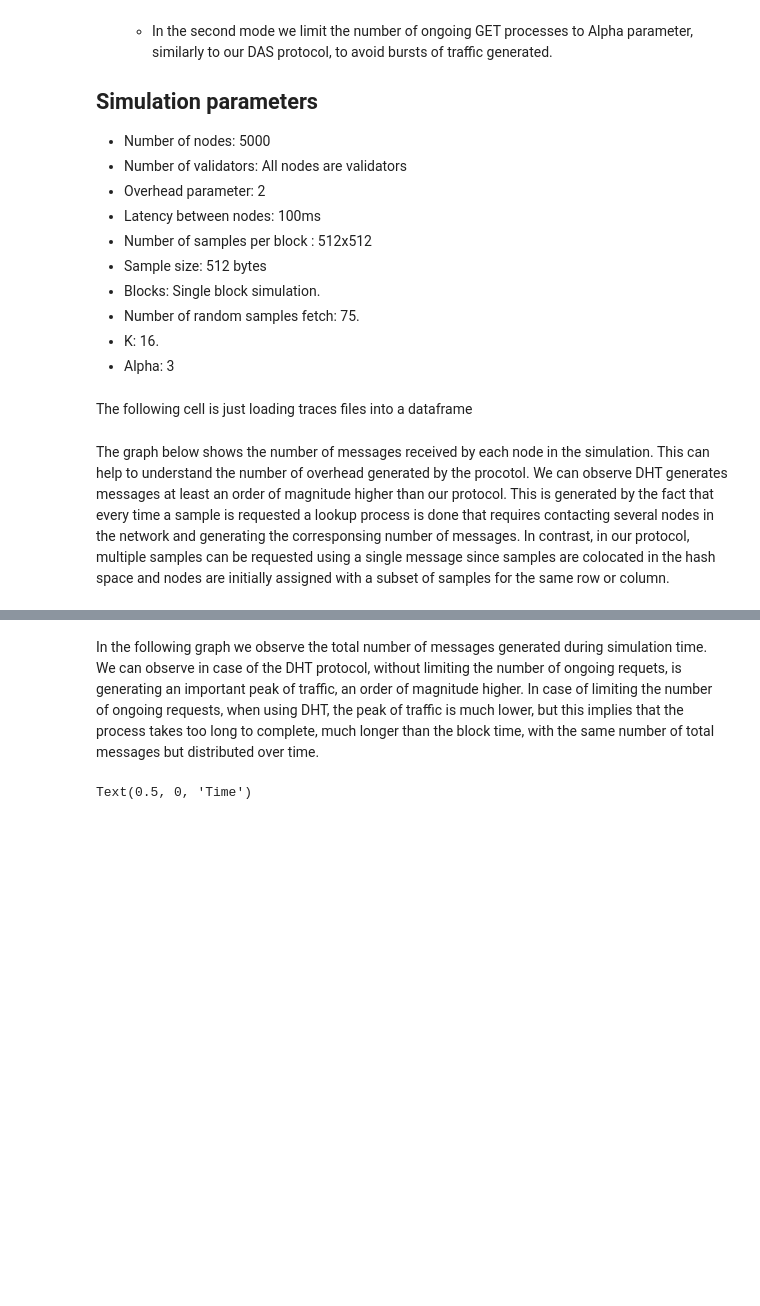
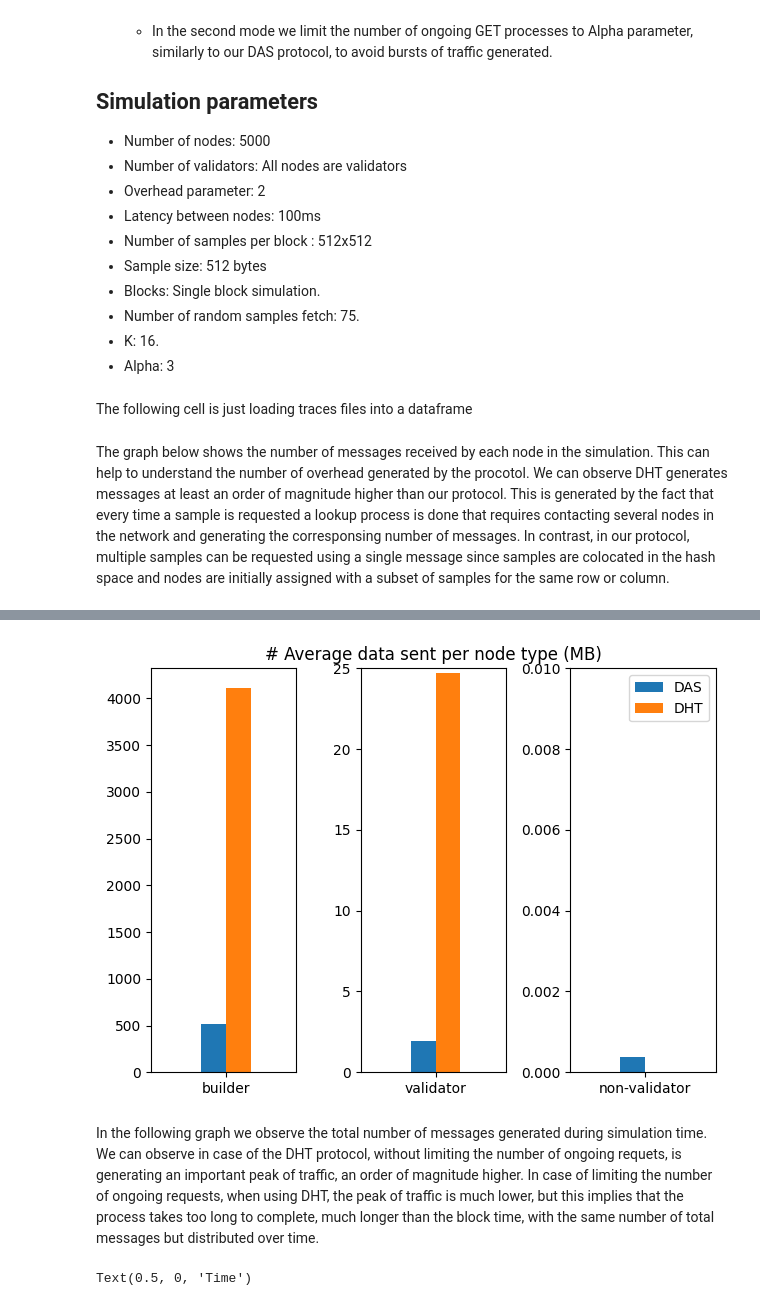
Before and after one commit to datahop/kademlia-simulator, a Jupyter notebook: simulator/python/analysis_vs_vanilladht.ipynb, the cells around one changed output, grey strips where cells are left out. Cells and saved outputs as stored; diff of their text form; code cells hidden in the pictures; blank space fills up the shorter version.

Commit message:
results

```diff
--- a/simulator/python/analysis_vs_vanilladht.ipynb
+++ b/simulator/python/analysis_vs_vanilladht.ipynb
@@ -126,3 +126,89 @@ Text(0.5, 0, 'Node id')
+# %%
+#fig1, ax1 = plt.subplots()
+fig1, (ax1, ax2,ax3) = plt.subplots(1, 3)
+sizes = {'builder':1,'validator':2500,'non-validator':2500}
+result = {}
+width=0.3
+i=0
+for key in msg_df:
+    #print(key)
+    #node_types = msg_df[key]['node_type'].unique()
+    msg_df2 = msg_df[key].loc[(msg_df[key]['status'] == 'sent')]
+    #print(node_types)
+    #for t in sizes.keys():
+        #print(t)
+    msg_df3 = msg_df2.loc[(msg_df2['node_type'] == 'builder')]
+    result['builder'] = msg_df3['size'].sum()/sizes['builder']/1024/1024
+        #print(result[t])
+    #print(result)
+    if(key=='DHT' or key=='Gossip'):
+        result['non-validator'] = 0
+
+    #print(result.values())
+    ax1.bar(np.arange(len(result))+width*i,result.values(),width=width,label=key)
+    i=i+1
+
+result = {}
+width=0.3
+i=0
+for key in msg_df:
+    #print(key)
+    #node_types = msg_df[key]['node_type'].unique()
+    msg_df2 = msg_df[key].loc[(msg_df[key]['status'] == 'sent')]
+    #print(node_types)
+    #for t in sizes.keys():
+        #print(t)
+    msg_df3 = msg_df2.loc[(msg_df2['node_type'] == 'validator')]
+    result['validator'] = msg_df3['size'].sum()/sizes['validator']/1024/1024
+        #print(result[t])
+    #print(result)
+    if(key=='DHT' or key=='Gossip'):
+        result['non-validator'] = 0
+    #print(result.values())
+    ax2.bar(np.arange(len(result))+width*i,result.values(),width=width,label=key)
+    i=i+1
+
+result = {}
+width=0.3
+i=0
+for key in msg_df:
+    #print(key)
+    #node_types = msg_df[key]['node_type'].unique()
+    msg_df2 = msg_df[key].loc[(msg_df[key]['status'] == 'sent')]
+    #print(node_types)
+    #for t in sizes.keys():
+        #print(t)
+    msg_df3 = msg_df2.loc[(msg_df2['node_type'] == 'non-validator')]
+    result['non-validator'] = msg_df3['size'].sum()/sizes['non-validator']/1024/1024
+        #print(result[t])
+    #print(result)
+    if(key=='DHT' or key=='Gossip'):
+        result['non-validator'] = 0
+    #print(result.values())
+    ax3.bar(np.arange(len(result))+width*i,result.values(),width=width,label=key)
+    i=i+1
+ax3.legend()
+#ax1.
+#print(range(len(sizes.keys())))
+ax1.set_xticks([0.15])
+ax1.set_xticklabels(['builder'])
+ax1.set_xlim([-0.75,1])
+ax2.set_xticks([0.15])
+ax2.set_xticklabels(['validator'])
+ax2.set_xlim([-0.75,1])
+ax2.set_ylim([0,25])
+ax3.set_xticks([0.15])
+ax3.set_xticklabels(['non-validator'])
+ax3.set_xlim([-0.75,1])
+ax3.set_ylim([0,0.01])
+#ax1.set_xticks
+#ax1.set_yscale('log')
+#ax1.set_ylim([0,1000])
+#ax2.subplots_adjust(bottom=0.1, right=0.8, top=0.9)
+ax2.set_title("# Average data sent per node type (MB)")
+fig1.tight_layout()
+# %% [output]
+[figure, added]
 # %% [markdown]
 In the following graph we observe the total number of messages generated during simulation time.
 We can observe in case of the DHT protocol, without limiting the number of ongoing requets, is generating an important
```
Also changed, not shown: parts of 7 cells of this notebook.
